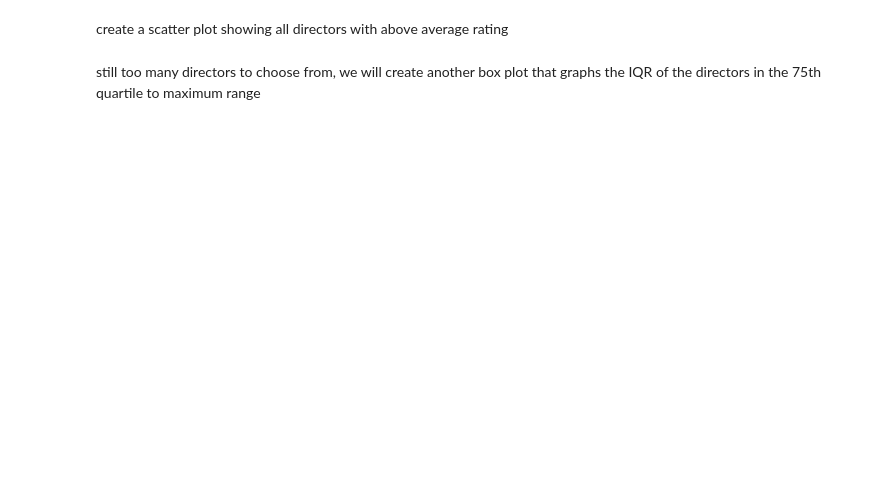
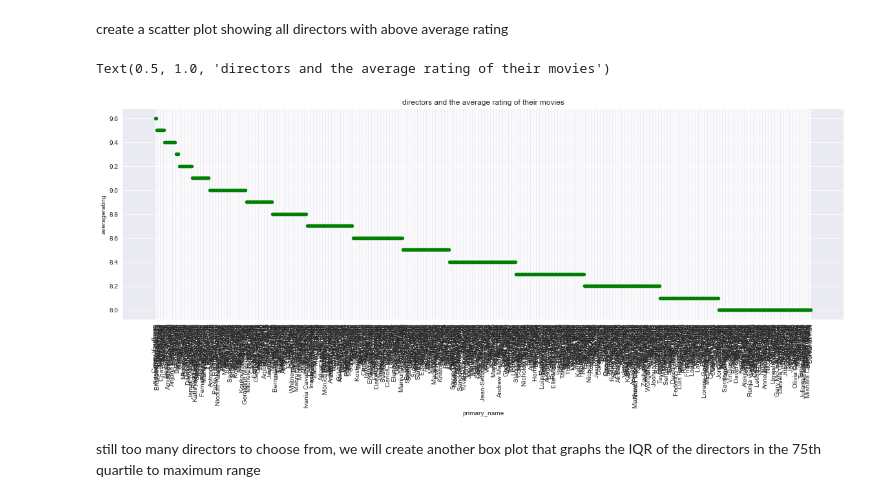
Before and after one commit to mahanabba/Pod_3_Capstone, a Jupyter notebook: student.ipynb, the cells around one changed output. Cells and saved outputs as stored; diff of their text form; code cells hidden in the pictures; blank space fills up the shorter version.

```diff
--- a/student.ipynb
+++ b/student.ipynb
@@ -602,9 +719,12 @@ create a scatter plot showing all directors with above average rating
 # %%
 above_avg_rated_dir = directors_and_ratings_df[directors_and_ratings_df["averagerating"] >= 8]
 plt.rcParams["figure.figsize"] = (20,6)
-above_avg_rated_dir.plot(x = "primary_name", y = "averagerating", kind = "scatter")
+above_avg_rated_dir.plot(x = "primary_name", y = "averagerating", kind = "scatter", color='green')
 plt.xticks(rotation='vertical')
 plt.title("directors and the average rating of their movies")
+# %% [output]
+Text(0.5, 1.0, 'directors and the average rating of their movies')
+[figure, added]
 # %% [markdown]
 still too many directors to choose from, we will create another box plot that graphs the IQR of the directors in the 75th quartile to maximum range
 # %%
```
Also changed, not shown: parts of 18 cells of this notebook.
